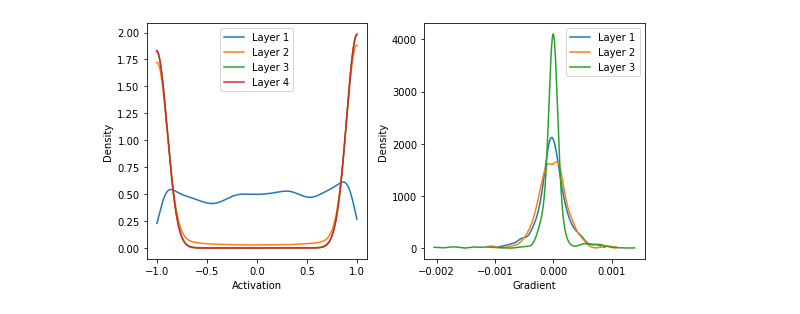
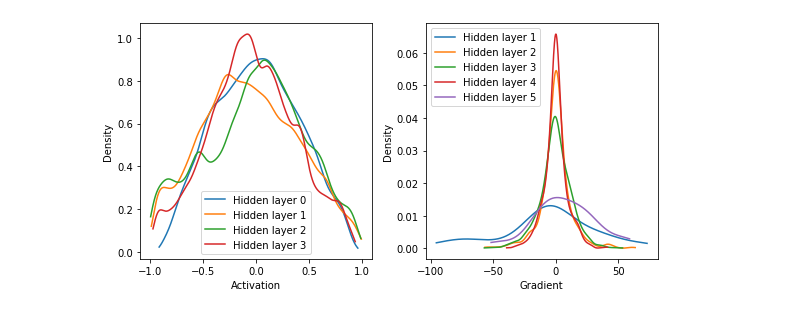
Before and after one commit to PredictiveIntelligenceLab/ENM531, a Jupyter notebook: Code/Week7-Neural networks/MLPs.ipynb, the cells around one changed output. Drawn from its saved outputs; the diff is of its cells as text; code cells hidden in the pictures.

```diff
--- a/Code/Week7-Neural networks/MLPs.ipynb
+++ b/Code/Week7-Neural networks/MLPs.ipynb
@@ -11,4 +10,24 @@ import numpy.random as npr
 import matplotlib.pyplot as plt
 from mpl_toolkits.mplot3d import Axes3D
 from scipy.interpolate import griddata
+# %%
+def MLP(layers):
+    def init(rng_key):
+        def init_layer(key, d_in, d_out):
+            k1, k2 = random.split(key)
+            glorot_stddev = 1. / np.sqrt((d_in + d_out) / 2.)
+            W = glorot_stddev*random.normal(k1, (d_in, d_out))
+            b = np.zeros(d_out)
+            return W, b
+        key, *keys = random.split(rng_key, len(layers))
+        params = list(map(init_layer, keys, layers[:-1], layers[1:]))
+        return params
+    def apply(params, inputs):
+        for W, b in params[:-1]:
+            outputs = np.dot(inputs, W) + b
+            inputs = np.tanh(outputs)
+        W, b = params[-1]
+        outputs = np.dot(inputs, W) + b
+        return outputs
+    return init, apply
 # %%
@@ -182,12 +149,11 @@ X_star = np.concatenate([XX.flatten()[:,None], YY.flatten()[:,None]], axis = 1)
 y_star = vmap(f)(X_star)
 # %%
 layers = [2, 32, 32, 32, 32, 1]
-init_method = 'random'
-model = MLP(X, y, layers, init_method, rng_key)
+model = NeuralNetRegression(X, y, layers)
 # %%
 model.train(num_epochs = 2000, batch_size = 128)
 # %%
-opt_params = model.net_params
+opt_params = model.get_params(model.opt_state)
 y_pred = model.predict(opt_params, X_star)
 # %%
 Yplot = griddata(X_star, y_pred.flatten(), (XX, YY), method='cubic')
@@ -223,33 +189,33 @@ plt.xscale('log')
 # %%
 full_batch = model.X, model.y
 activations = model.compute_activations(opt_params, X_star)
-weight_grads, bias_grads = grad(model.loss)(opt_params, full_batch)
+param_grads = grad(model.loss)(opt_params, full_batch)
 # %%
 from scipy.stats import kde
 
 def kde1d(x):
   nn = 1000
   xi = np.linspace(x.min(), x.max(), nn)
   k = kde.gaussian_kde(x)
   zi = k(xi)
   return xi,zi
 
 plt.figure(figsize=(8,4))
 plt.subplot(1,2,1)
-for i in range(1,len(activations)-1):
+for i in range(len(activations)):
   x, z = kde1d(activations[i].flatten())
-  plt.plot(x, z, label = 'Layer %d' % (i))
+  plt.plot(x, z, label = 'Hidden layer %d' % (i))
 plt.legend()
 plt.xlabel('Activation')
 plt.ylabel('Density')
 plt.tight_layout()
 plt.subplot(1,2,2)
-for i in range(1,len(weight_grads)-1):
-  x, z = kde1d(weight_grads[i].flatten())
-  plt.plot(x, z, label = 'Layer %d' % (i))
+for i in range(len(param_grads)):
+  x, z = kde1d(param_grads[i][0].flatten())
+  plt.plot(x, z, label = 'Hidden layer %d' % (i+1))
 plt.legend()
 plt.xlabel('Gradient')
 plt.ylabel('Density')
 plt.tight_layout()
 # %% [output]
-[figure, old version]
+[figure, new version]
```
Also changed, not shown: parts of 3 cells of this notebook, 3 other files.
